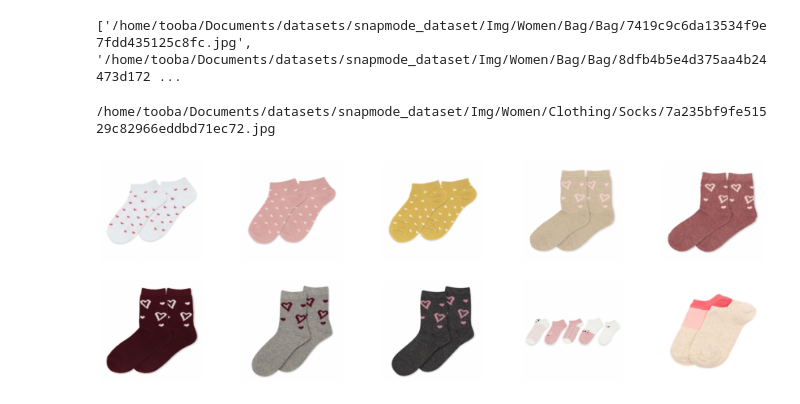
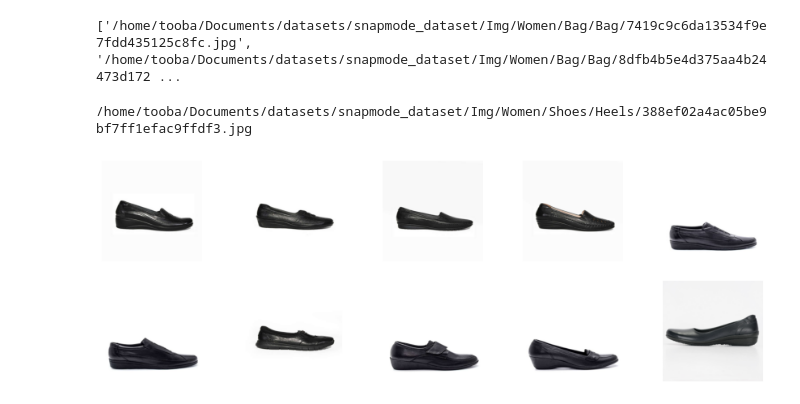
Before and after one commit to narsisn/Transformer-based-Image-Retrieval, a Jupyter notebook: Notebook/CLIP_Visualsearch.ipynb, the cells around one changed output. Drawn from its saved outputs; the diff is of its cells as text; code cells hidden in the pictures.

```diff
--- a/Notebook/CLIP_Visualsearch.ipynb
+++ b/Notebook/CLIP_Visualsearch.ipynb
@@ -31,8 +30,10 @@ demo = SNAPDemo(vision_encoder)
 demo.compute_image_embeddings(image_path)
 # %%
 # Run the image search
-imgPath = '/home/tooba/Documents/datasets/snapmode_dataset/Img/Women/Clothing/Socks/7a235bf9fe51529c82966eddbd71ec72.jpg'
+#back:/home/tooba/Documents/datasets/snapmode_dataset/Img/Women/Clothing/Socks/7a235bf9fe51529c82966eddbd71ec72.jpg
+
+imgPath = '/home/tooba/Documents/datasets/snapmode_dataset/Img/Women/Shoes/Heels/388ef02a4ac05be9bf7ff1efac9ffdf3.jpg'
 demo.image_search(imgPath,10)
 # %% [output]
-/home/tooba/Documents/datasets/snapmode_dataset/Img/Women/Clothing/Socks/7a235bf9fe51529c82966eddbd71ec72.jpg
+/home/tooba/Documents/datasets/snapmode_dataset/Img/Women/Shoes/Heels/388ef02a4ac05be9bf7ff1efac9ffdf3.jpg
-[figure, old version]
+[figure, new version]
```
Also changed, not shown: parts of 2 cells of this notebook.
